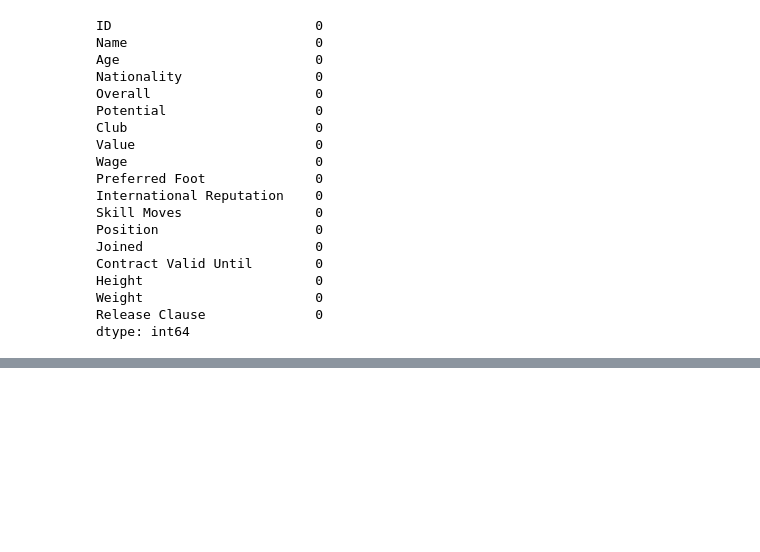
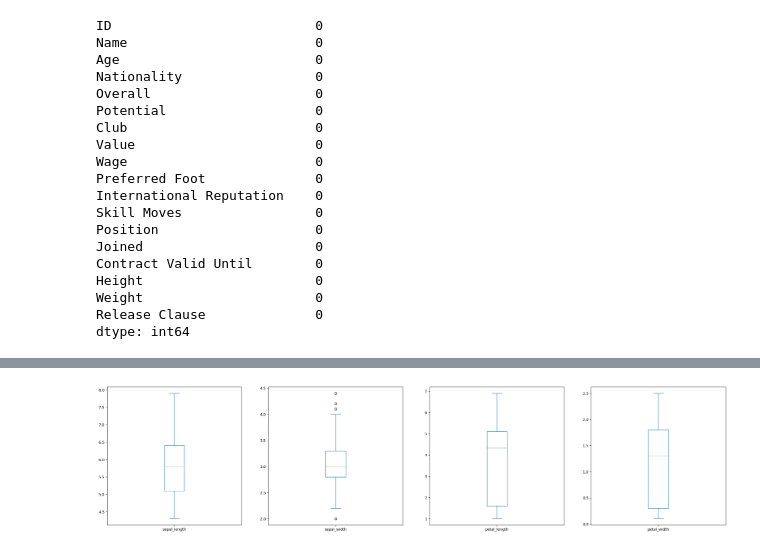
Before and after one commit to Hridayansh018/EDA-Tutorial, a Jupyter notebook: EDA_basic.ipynb, the cells around one changed output, grey strips where cells are left out. Saved outputs shown, nothing was run; the diff lists cells and outputs as text; code cells hidden in the pictures; blank space fills up the shorter version.

```diff
--- a/EDA_basic.ipynb
+++ b/EDA_basic.ipynb
@@ -371,0 +390,5 @@ dtype: int64
+# %%
+df2.plot(kind='box',figsize=(30,23), subplots=True,layout=(3,4),sharex=False, sharey=False,)
+plt.show()
+# %% [output]
+[figure, added]
```
Also changed, not shown: parts of 9 cells of this notebook.
